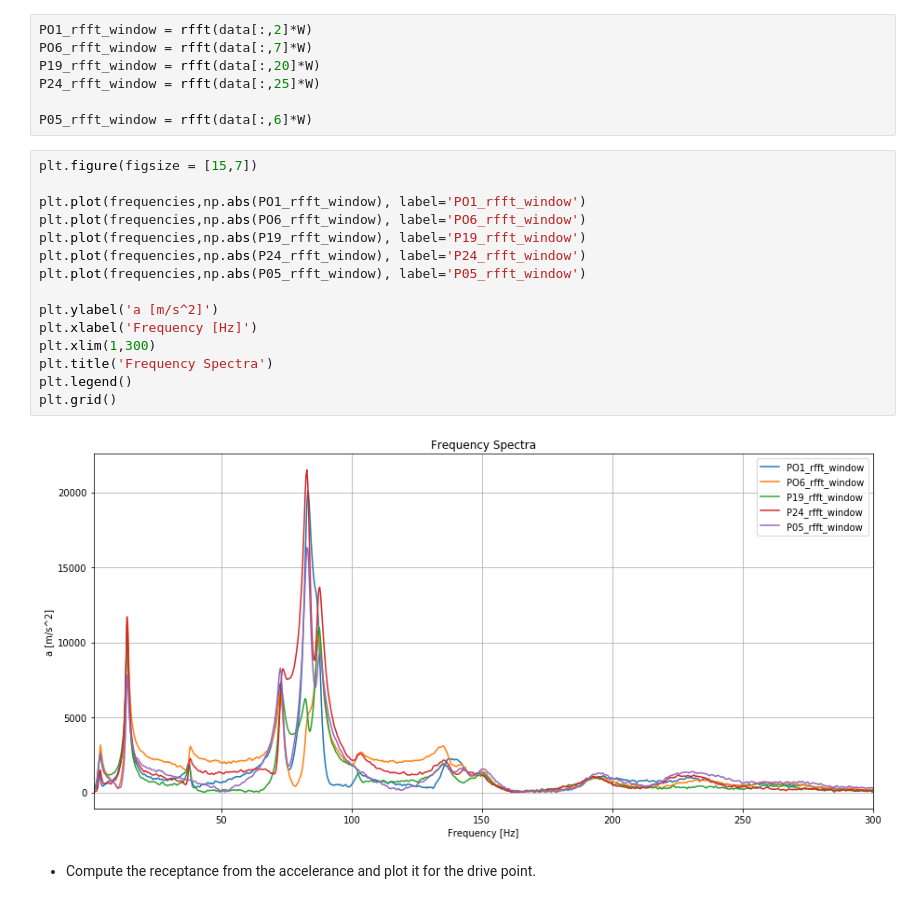
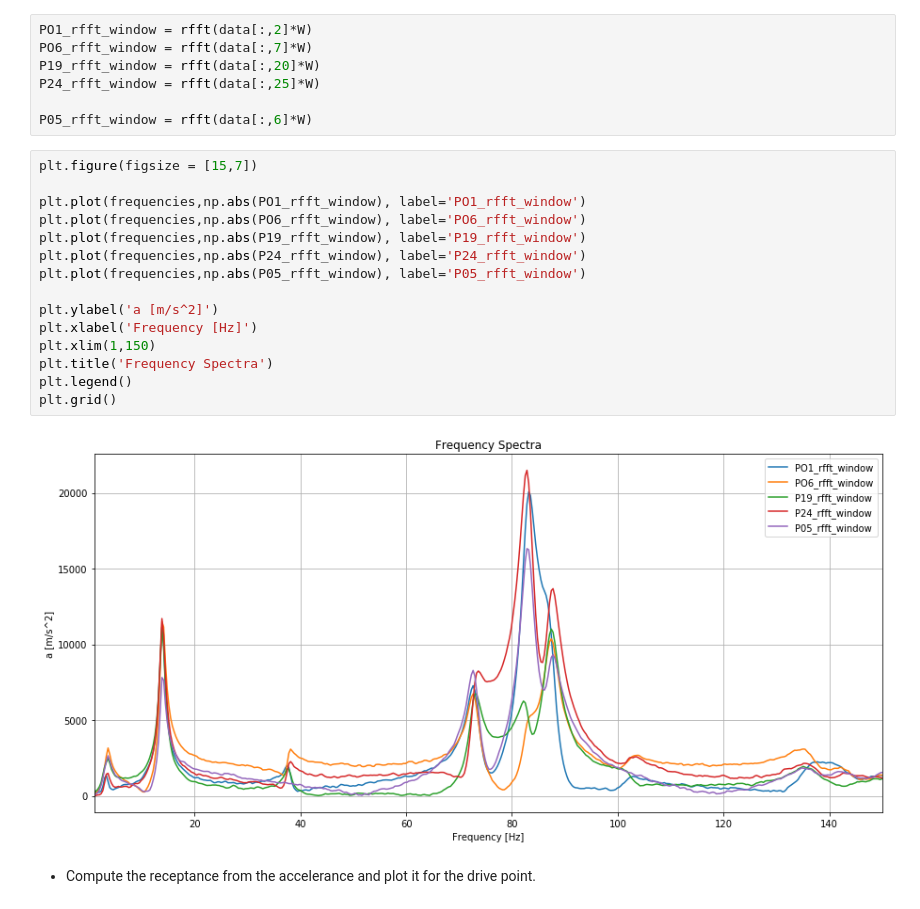
Before and after one commit to phmandl/modalanalyse, a Jupyter notebook: HW5/Max/5_IdentificationMethods_template.ipynb, the cells around one changed output. Cells and saved outputs as stored; diff of their text form.

Commit message:
update plots peak finding

```diff
--- a/HW5/Max/5_IdentificationMethods_template.ipynb
+++ b/HW5/Max/5_IdentificationMethods_template.ipynb
@@ -139,20 +139,20 @@ P05_rfft_window = rfft(data[:,6]*W)
 # %%
 plt.figure(figsize = [15,7])
 
 plt.plot(frequencies,np.abs(PO1_rfft_window), label='PO1_rfft_window')
 plt.plot(frequencies,np.abs(PO6_rfft_window), label='PO6_rfft_window')
 plt.plot(frequencies,np.abs(P19_rfft_window), label='P19_rfft_window')
 plt.plot(frequencies,np.abs(P24_rfft_window), label='P24_rfft_window')
 plt.plot(frequencies,np.abs(P05_rfft_window), label='P05_rfft_window')
 
 plt.ylabel('a [m/s^2]')
 plt.xlabel('Frequency [Hz]')
-plt.xlim(1,300)
+plt.xlim(1,150)
 plt.title('Frequency Spectra')
 plt.legend()
 plt.grid()
 # %% [output]
-[figure, old version]
+[figure, new version]
 # %% [markdown]
 * Compute the receptance from the accelerance and plot it for the drive point.
 # %%
```
Also changed, not shown: parts of 14 cells of this notebook.
